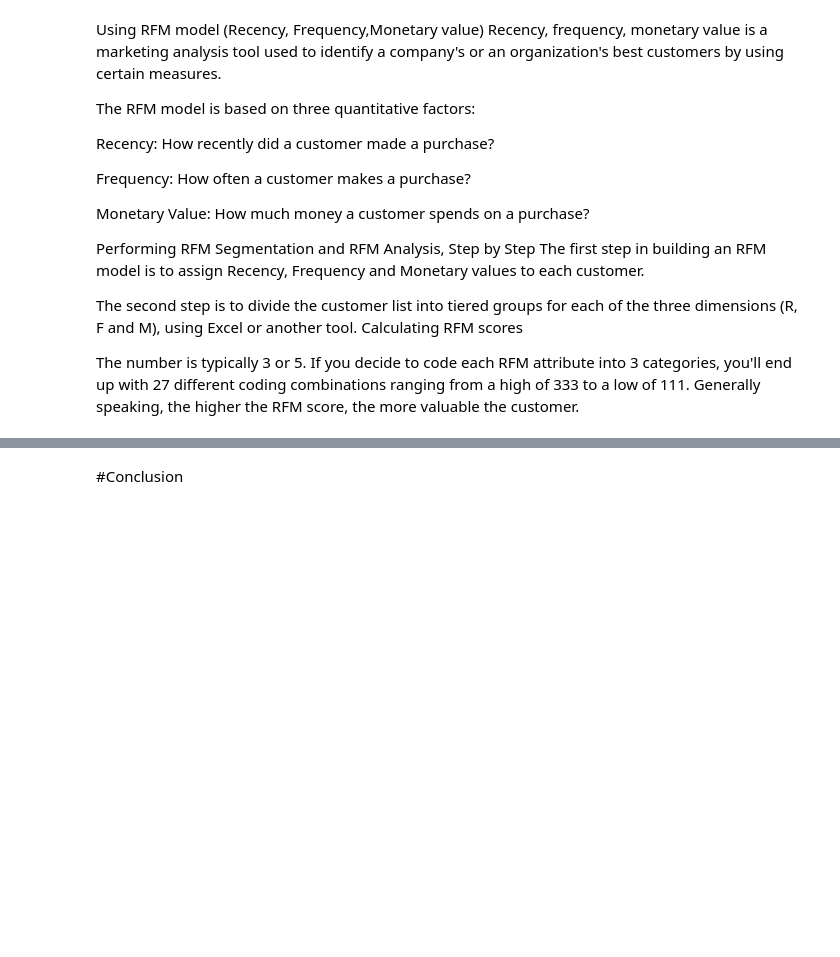
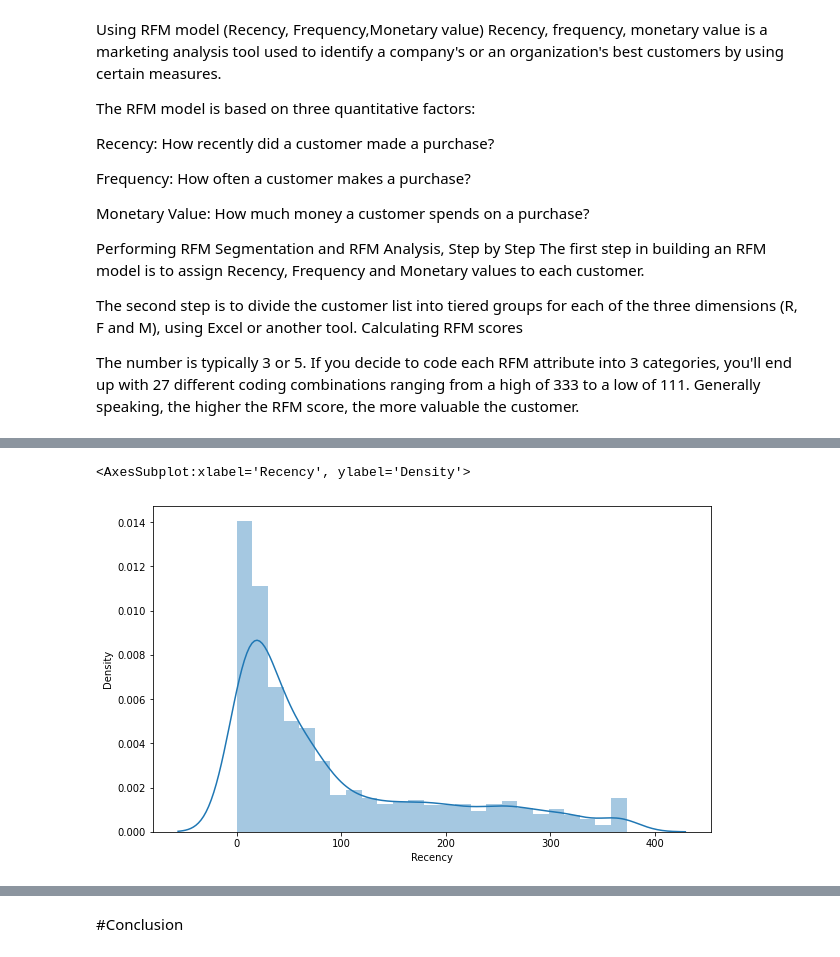
Before and after one commit to renukagore107/Online-Retail-Customer-Segmentaion, a Jupyter notebook: Online_Retail_Customer_Sagmentation.ipynb, the cells around one changed output, grey strips where cells are left out. Saved outputs shown, nothing was run; the diff lists cells and outputs as text; code cells hidden in the pictures; blank space fills up the shorter version.

```diff
--- a/Online_Retail_Customer_Sagmentation.ipynb
+++ b/Online_Retail_Customer_Sagmentation.ipynb
@@ -721,3 +687,21 @@ The second step is to divide the customer list into tiered groups for each of th
 Calculating RFM scores
 
 The number is typically 3 or 5. If you decide to code each RFM attribute into 3 categories, you'll end up with 27 different coding combinations ranging from a high of 333 to a low of 111. Generally speaking, the higher the RFM score, the more valuable the customer.
+# %%
+# Set Latest date 2011-12-10 as last invoice date was 2011-12-09
+#This is to calculate the number of days from recent purchase
+Latest_Date = dt.datetime(2011,12,10)
+# %%
+# Create RFM modelling for each customer
+rfm_df = customer_df.groupby('CustomerID').agg({'InvoiceDate': lambda x: (Latest_Date - x.max()).days, 'InvoiceNo': lambda x: len(x),
+                                                'TotalAmount': lambda x: x.sum()})
+
+#Convert Invoice Date into type int
+rfm_df['InvoiceDate'] = rfm_df['InvoiceDate'].astype(int)
+
+#Rename column names to Recency, Frequency and Monetary
+rfm_df.rename(columns={'InvoiceDate': 'Recency',
+                         'InvoiceNo': 'Frequency',
+                         'TotalAmount': 'Monetary'}, inplace=True)
+
+rfm_df.reset_index().head()
@@ -723,0 +718,8 @@ The number is typically 3 or 5. If you decide to code each RFM attribute into 3
+# %%
+# Recency Distribution Plot
+x = rfm_df['Recency']
+plt.figure(figsize=(10,6))
+sns.distplot(x)
+# %% [output]
+<AxesSubplot:xlabel='Recency', ylabel='Density'>
+[figure, added]
```
Also changed, not shown: parts of 28 cells of this notebook.
